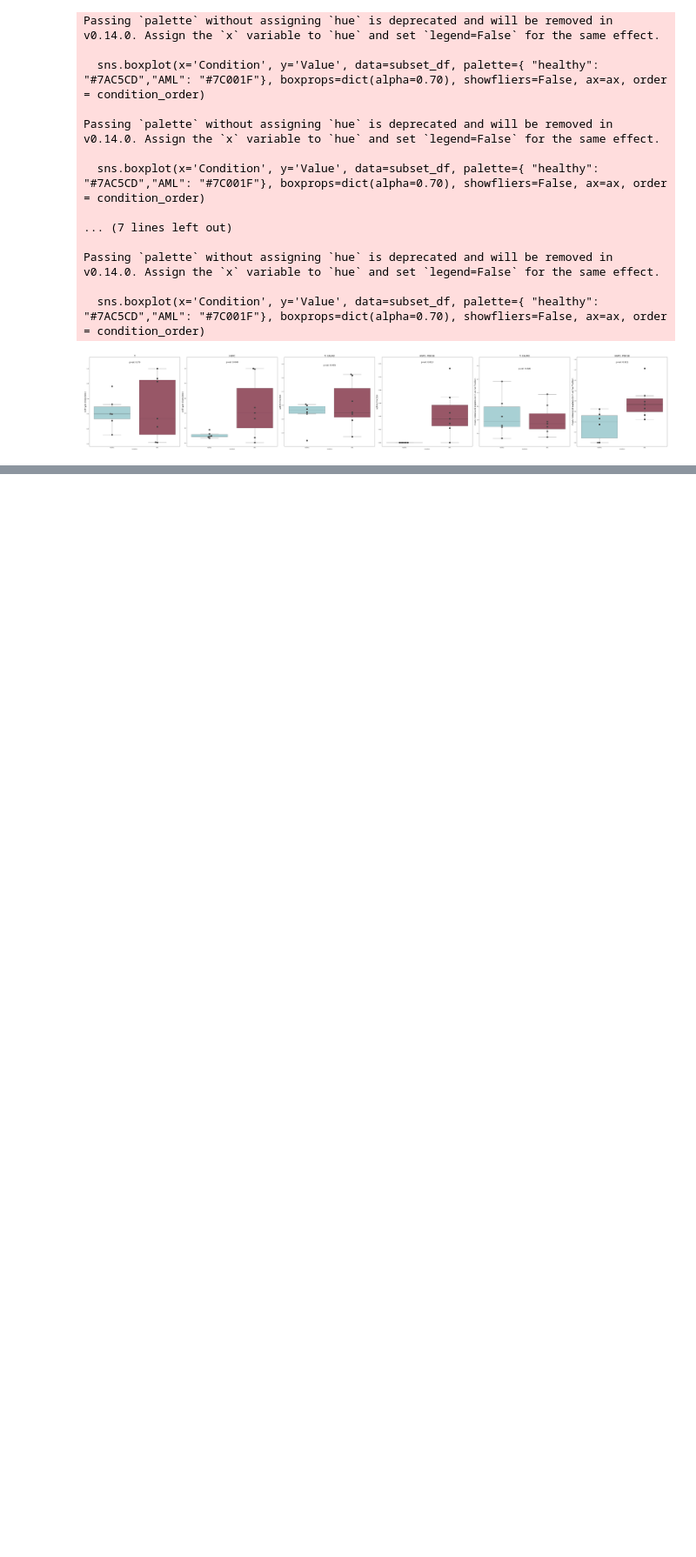
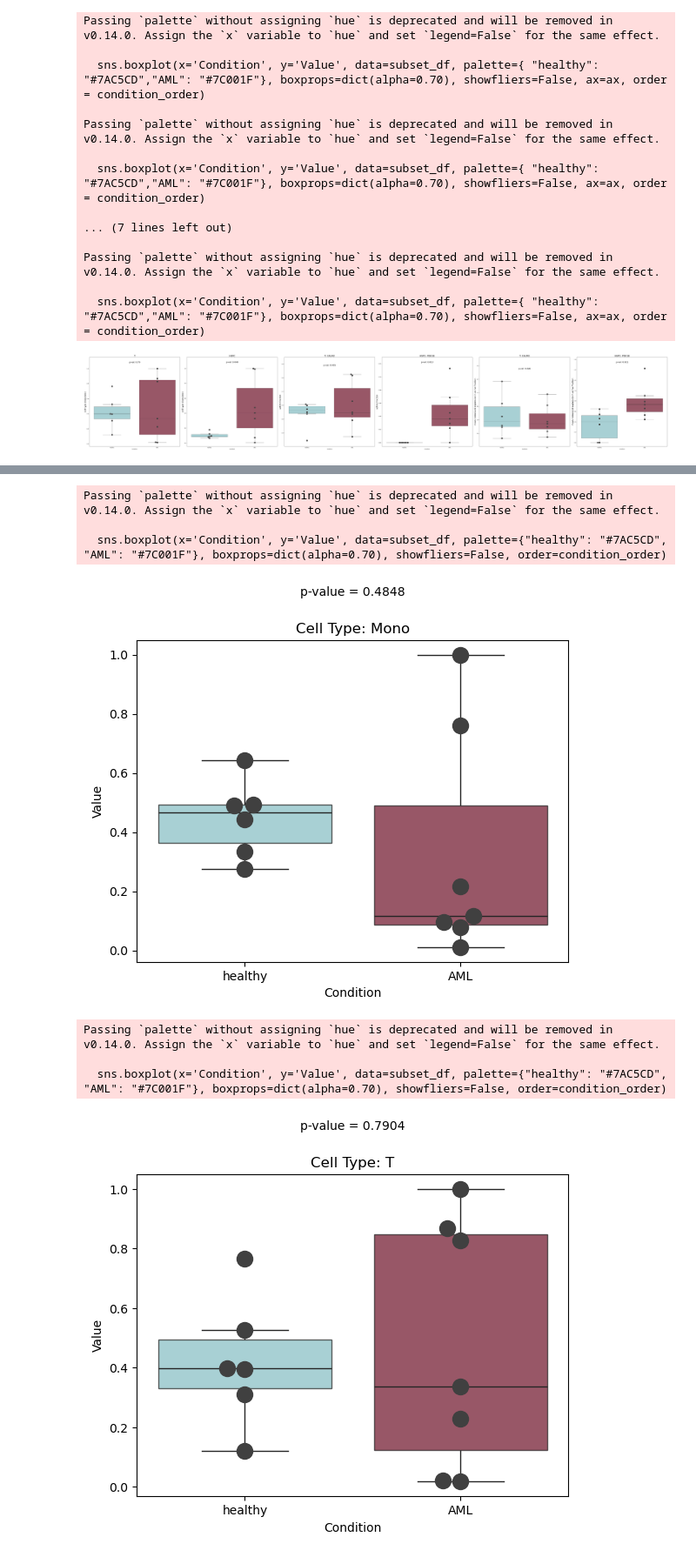
Before and after one commit to SoloveyMaria/community, a Jupyter notebook: docs/showcase_notebooks/Lasry/boxplots.ipynb, the cells around one changed output, grey strips where cells are left out. Shown at 87% size. Saved outputs shown, nothing was run; the diff lists cells and outputs as text; code cells hidden in the pictures; blank space fills up the shorter version.

Commit message:
boxplots for rho, each cell_type

```diff
--- a/docs/showcase_notebooks/Lasry/boxplots.ipynb
+++ b/docs/showcase_notebooks/Lasry/boxplots.ipynb
@@ -148,0 +169,10 @@ Passing `palette` without assigning `hue` is deprecated and will be removed in v
+# %%
+unique_cell_types = set()
+
+for index_str in df_rho_r.index:
+    # Extract the cell type from the index string
+    cell_type = index_str.split("_")[0].split(":")[0]
+    # Add the cell type to the set
+    unique_cell_types.add(cell_type)
+
+print(unique_cell_types)
@@ -148,0 +181,38 @@ Passing `palette` without assigning `hue` is deprecated and will be removed in v
+# %%
+def boxplot_rho(df, cell_type):
+    int_id = df.index[df.index.str.startswith(cell_type)].tolist()[0]
+    subset_df = df_rho_s.loc[df_rho_s.index == int_id].T
+    subset_df.columns = ["Value"]
+    subset_df["Condition"] = ["healthy" if "healthy" in index else "AML" for index in subset_df.index]
+    group1 = subset_df[subset_df['Condition'] == 'healthy']['Value']
+    group2 = subset_df[subset_df['Condition'] == 'AML']['Value']
+    t_stat, p_value = ttest_ind(group1, group2)
+
+    condition_order = ["healthy", "AML"]
+
+    sns.boxplot(x='Condition', y='Value', data=subset_df, palette={"healthy": "#7AC5CD", "AML": "#7C001F"}, boxprops=dict(alpha=0.70), showfliers=False, order=condition_order)
+    sns.swarmplot(x='Condition', y='Value', data=subset_df, color='.25', size=14, order=condition_order)
+
+    plt.title(f"Cell Type: {cell_type}")
+
+    # Calculate the position for the p-value text
+    x_position = 0.5  # Center of the x-axis
+    y_position = subset_df['Value'].max() * 1.2  # A bit above the maximum value in the plot
+
+    # Add the p-value text to the plot
+    plt.text(x_position, y_position, f"p-value = {p_value:.4f}", ha='center')
+
+
+    plt.show()
+# %%
+for cell_type in unique_cell_types:
+    boxplot_rho(df_rho_r, cell_type)
+# %% [output]
+Passing `palette` without assigning `hue` is deprecated and will be removed in v0.14.0. Assign the `x` variable to `hue` and set `legend=False` for the same effect.
+
+  sns.boxplot(x='Condition', y='Value', data=subset_df, palette={"healthy": "#7AC5CD", "AML": "#7C001F"}, boxprops=dict(alpha=0.70), showfliers=False, order=condition_order)
+[figure, added]
+Passing `palette` without assigning `hue` is deprecated and will be removed in v0.14.0. Assign the `x` variable to `hue` and set `legend=False` for the same effect.
+
+  sns.boxplot(x='Condition', y='Value', data=subset_df, palette={"healthy": "#7AC5CD", "AML": "#7C001F"}, boxprops=dict(alpha=0.70), showfliers=False, order=condition_order)
+[figure, added]
```
Also changed, not shown: parts of 4 cells of this notebook, 1 other file.
